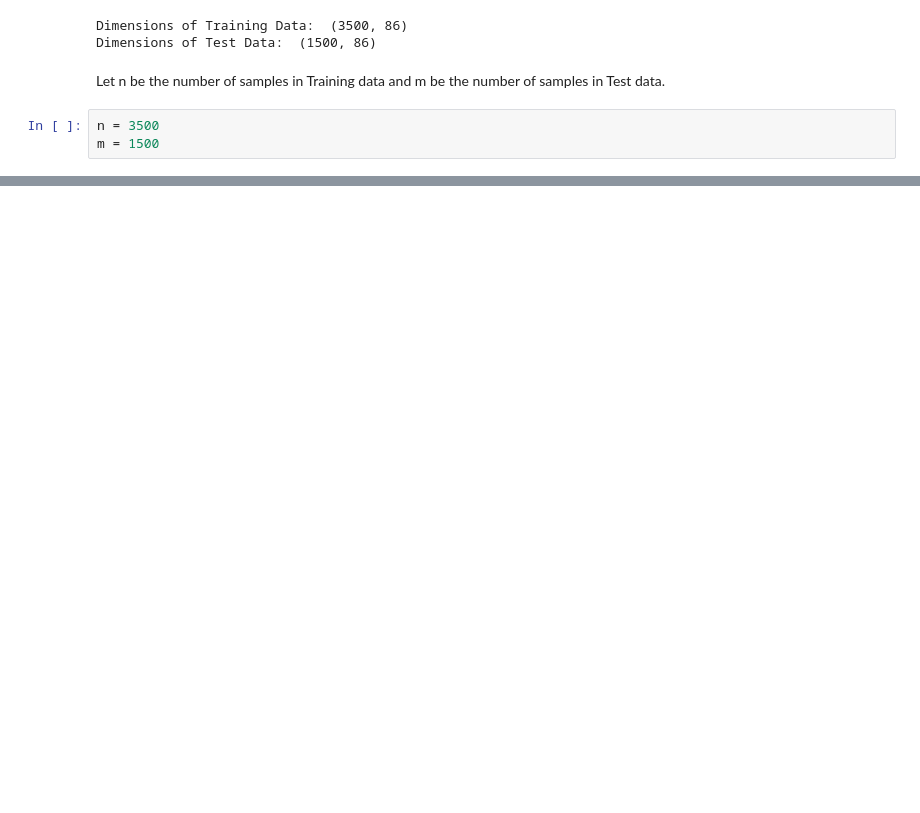
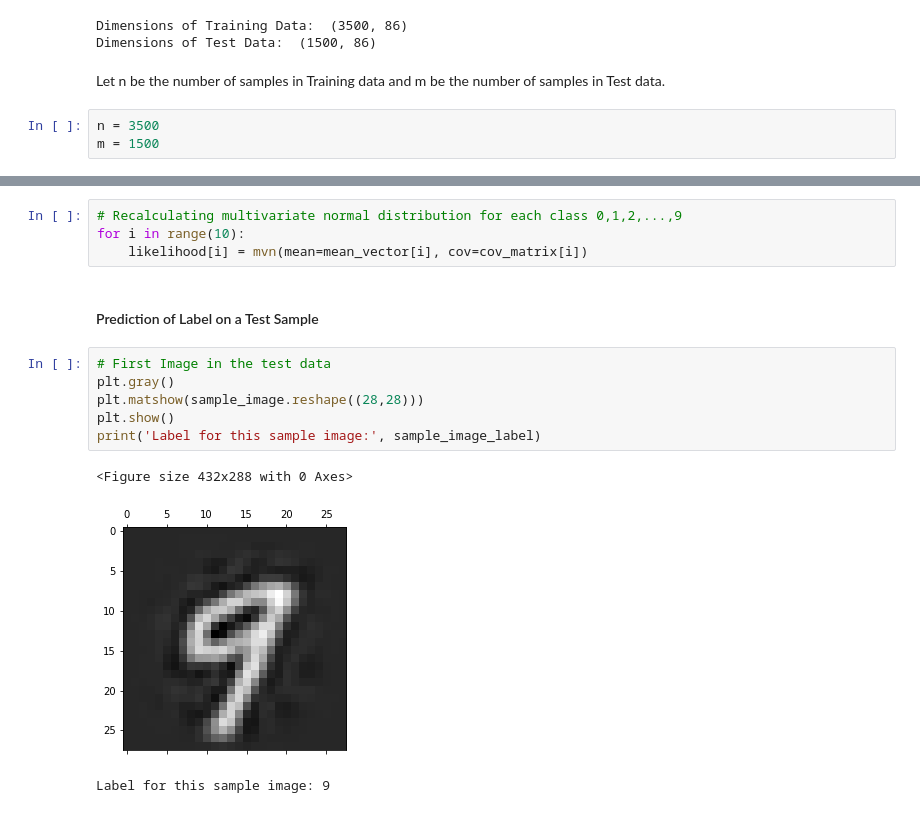
Before and after one commit to Ebad8931/Rutgers-ECE-445-Machine-Learning-, a Jupyter notebook: DigitClassifiction_NaiveBayes&QDA.ipynb, the cells around one changed output, grey strips where cells are left out. Drawn from its saved outputs; the diff is of its cells as text; blank space fills up the shorter version.

```diff
--- a/DigitClassifiction_NaiveBayes&QDA.ipynb
+++ b/DigitClassifiction_NaiveBayes&QDA.ipynb
@@ -342,0 +438,16 @@ The Digit classifier built using the Naive Bayes approach is **87.4% accurate**
+# %%
+# Recalculating multivariate normal distribution for each class 0,1,2,...,9
+for i in range(10):
+    likelihood[i] = mvn(mean=mean_vector[i], cov=cov_matrix[i])
+# %% [markdown]
+#### Prediction of Label on a Test Sample
+# %%
+# First Image in the test data
+plt.gray()
+plt.matshow(sample_image.reshape((28,28)))
+plt.show()
+print('Label for this sample image:', sample_image_label)
+# %% [output]
+<Figure size 432x288 with 0 Axes>
+[figure, added]
+Label for this sample image: 9
```
Also changed, not shown: parts of 59 cells of this notebook.
